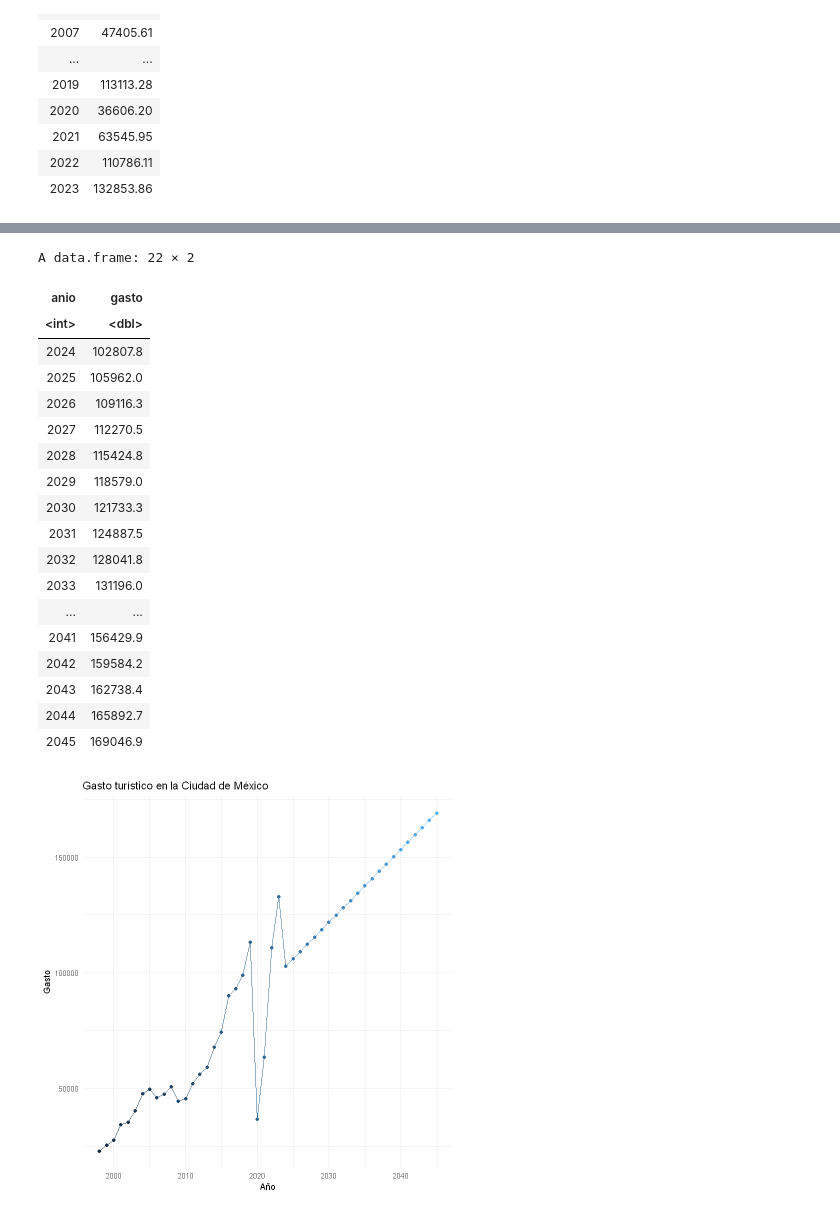
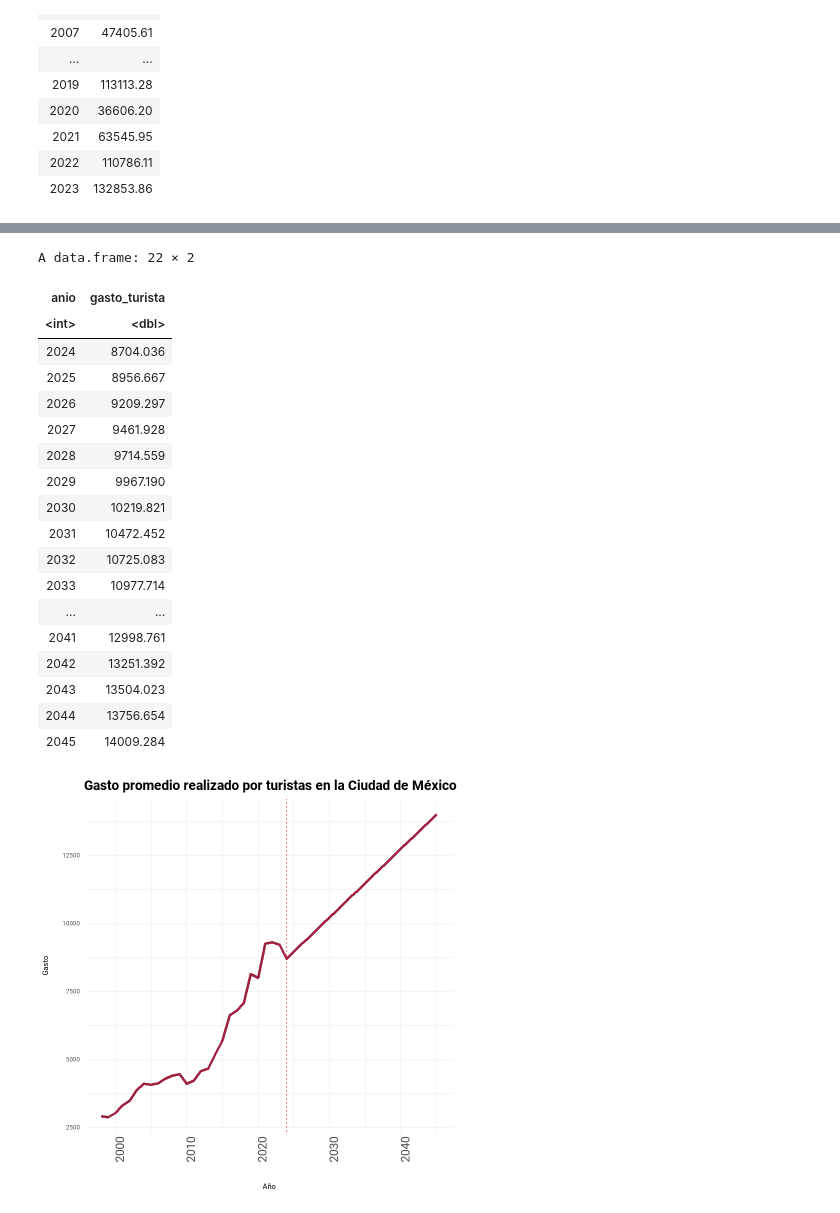
Before and after one commit to cpyp-ipdp/pgd_cdmx, a Jupyter notebook: indicadores/turismo/indicadores_turismo_pgd.ipynb, the cells around one changed output, grey strips where cells are left out. Cells and saved outputs as stored; diff of their text form; code cells hidden in the pictures.

```diff
--- a/indicadores/turismo/indicadores_turismo_pgd.ipynb
+++ b/indicadores/turismo/indicadores_turismo_pgd.ipynb
@@ -888,3 +938,16 @@ A tibble: 26 × 2
 | 2021 | 63545.95 |
 | 2022 | 110786.11 |
 | 2023 | 132853.86 |
+# %%
+tur<-read_csv(url_tur,show_col_types = FALSE)%>%
+#Agrupar por año
+group_by(anio)%>%
+#Sumar turistas
+summarise(turistas=sum(turistas))%>%filter(anio<=2023)
+
+
+#Pegar datos
+gasto_prom<-gasto%>%
+left_join(tur,by="anio")%>%mutate(gasto_turista=(gasto*1000000)/turistas)
+
+gasto_prom
@@ -891,7 +974,7 @@ A tibble: 26 × 2
 # %%
 #Regresión lineal
 
-modelo_gasto<-lm(gasto~anio,data=gasto)
+modelo_gasto<-lm(gasto_turista~anio,data=gasto_prom)
 modelo_gasto%>%summary()
 # %% [output]
 Call:
@@ -914,36 +997,48 @@ F-statistic:  49.9 on 1 and 24 DF,  p-value: 2.654e-07
 # %%
 #Hacer predicción de gasto turístico para 2024 a 2045
 prediccion_gasto<-data.frame(anio=2024:2045)
-prediccion_gasto$gasto<-predict(modelo_gasto,newdata=prediccion_gasto)
+prediccion_gasto$gasto_turista<-predict(modelo_gasto,newdata=prediccion_gasto)
 prediccion_gasto
 # %% [output]
 A data.frame: 22 × 2
-| anio | gasto |
+| anio | gasto_turista |
 | <int> | <dbl> |
-| 2024 | 102807.8 |
-| 2025 | 105962.0 |
-| 2026 | 109116.3 |
-| 2027 | 112270.5 |
-| 2028 | 115424.8 |
-| 2029 | 118579.0 |
-| 2030 | 121733.3 |
-| 2031 | 124887.5 |
-| 2032 | 128041.8 |
-| 2033 | 131196.0 |
+| 2024 | 8704.036 |
+| 2025 | 8956.667 |
+| 2026 | 9209.297 |
+| 2027 | 9461.928 |
+| 2028 | 9714.559 |
+| 2029 | 9967.190 |
+| 2030 | 10219.821 |
+| 2031 | 10472.452 |
+| 2032 | 10725.083 |
+| 2033 | 10977.714 |
 | ... | ... |
-| 2041 | 156429.9 |
-| 2042 | 159584.2 |
-| 2043 | 162738.4 |
-| 2044 | 165892.7 |
-| 2045 | 169046.9 |
+| 2041 | 12998.761 |
+| 2042 | 13251.392 |
+| 2043 | 13504.023 |
+| 2044 | 13756.654 |
+| 2045 | 14009.284 |
 # %%
 #Pegar datos
-gasto_final<-bind_rows(gasto,prediccion_gasto)
+gasto_final<-bind_rows(gasto_prom,prediccion_gasto)
 #Graficar
 gasto_final%>%
-ggplot(aes(x=anio, y=gasto, color=anio))+
-geom_line()+geom_point()+
-labs(title="Gasto turístico en la Ciudad de México",x="Año",y="Gasto")+theme_minimal()+
-theme(legend.position = "none")
+ggplot(aes(x=anio, y=gasto_turista))+
+geom_line(color="#9f2241",linewidth=1.5)+
+geom_vline(xintercept = c(2024), linetype = "dashed", color = "red")+
+labs(title="Gasto promedio realizado por turistas en la Ciudad de México",x="Año",y="Gasto")+
+theme_minimal()+
+    theme(
+      plot.title = element_text(hjust = 0, size=20, face="bold"),
+      plot.subtitle = element_text(hjust = 0, size=15, face="italic"),
+      plot.caption = element_text(hjust = 0, size=10),
+      legend.position = "None",
+      legend.text = element_text(size=18),
+      axis.text.x = element_text(angle = 90, hjust = 1, size=18),
+      legend.title = element_text(size=18),
+      text = element_text(family="rob")
+    )
+ggsave("gasto_turistico.png", width = 10, height = 6, dpi = 100,bg="white")
 # %% [output]
-[figure, old version]
+[figure, new version]
```
Also changed, not shown: parts of 14 cells of this notebook.
